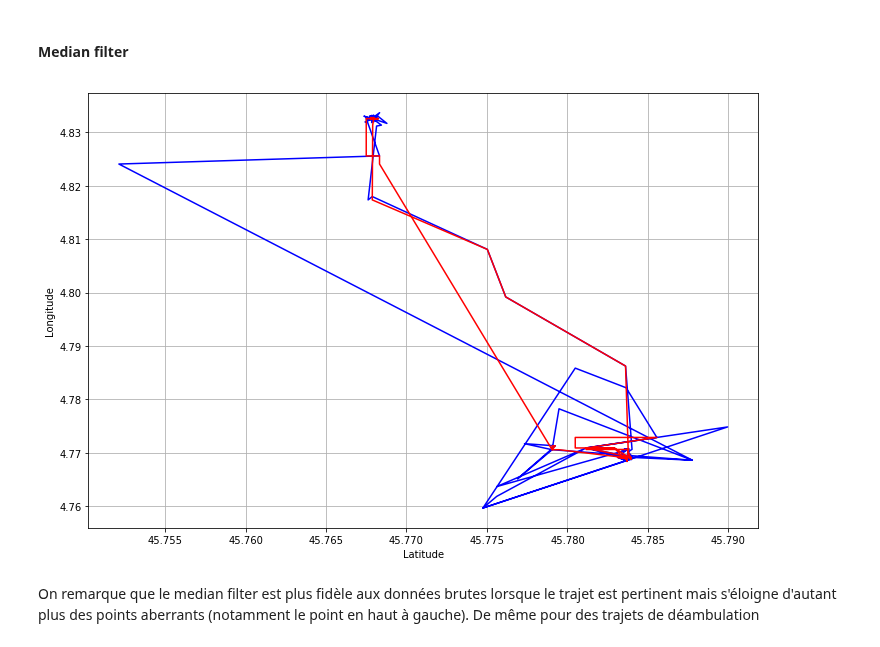
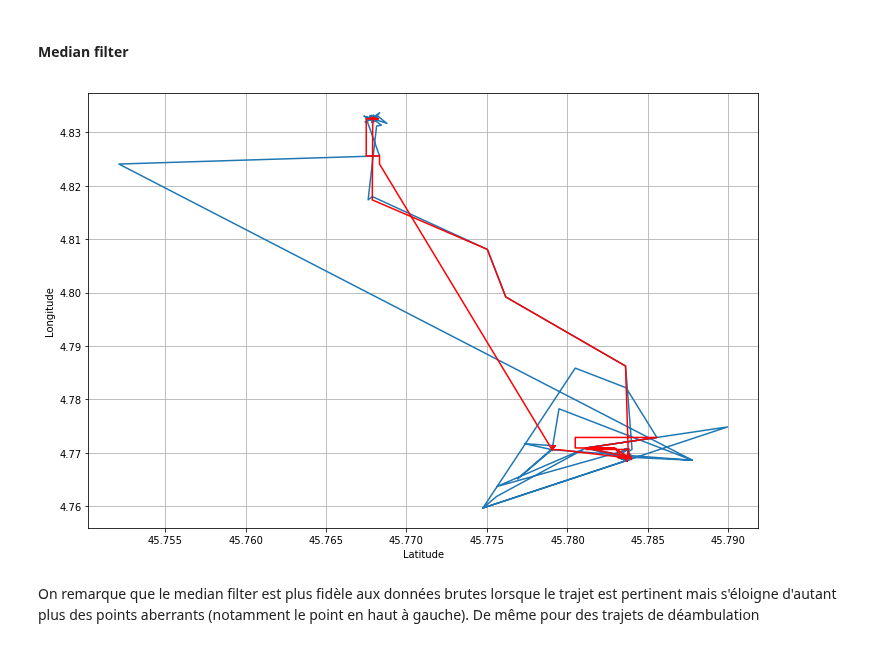
Before and after one commit to AmigoCap/GPSFlow, a Jupyter notebook: 2-25janv.ipynb, the cells around one changed output. Cells and saved outputs as stored; diff of their text form; code cells hidden in the pictures.

```diff
--- a/2-25janv.ipynb
+++ b/2-25janv.ipynb
@@ -267,15 +272,15 @@ for i in range(n, len(data)-n):
 # %%
 plt.figure(figsize=(12,8))
 plt.grid(True)
 plt.xlabel('Latitude')
 plt.ylabel('Longitude')
-plt.plot(lat_original, long_original, 'b')
+plt.plot(lat_original, long_original)
 plt.plot(lat_filtered, long_filtered, 'r')
 
 plt.savefig('2-files/medianFilter.png')
 plt.show()
 # %% [output]
-[figure, old version]
+[figure, new version]
 # %% [markdown]
 On remarque que le median filter est plus fidèle aux données brutes lorsque le trajet est pertinent mais s'éloigne d'autant plus des points aberrants (notamment le point en haut à gauche). De même pour des trajets de déambulation
 # %% [markdown]
```
Also changed, not shown: parts of 3 cells of this notebook.
